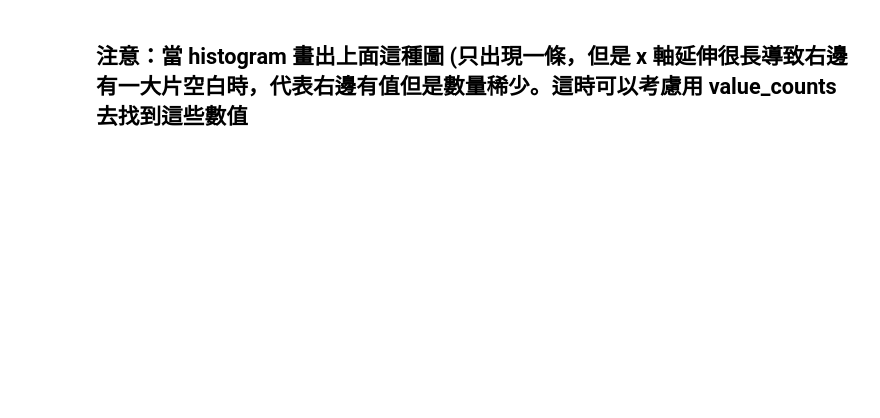
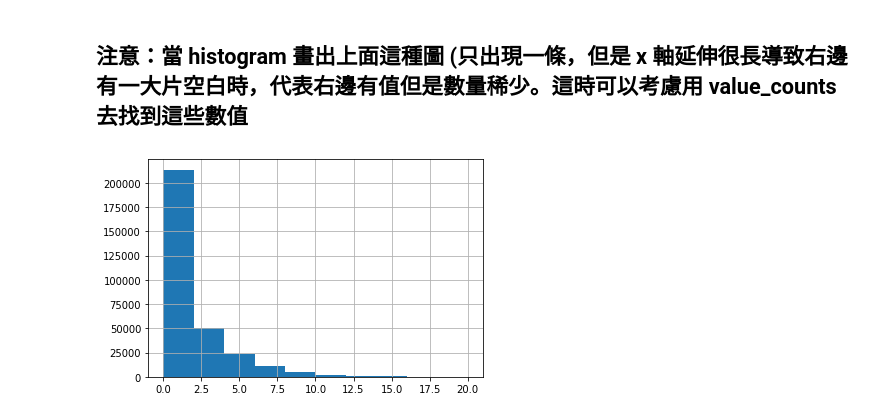
Before and after one commit to elsana20/-1st-DL-CVMarathon, a Jupyter notebook: HomeWork/Day_009_HW.ipynb, the cells around one changed output. Cells and saved outputs as stored; diff of their text form; code cells hidden in the pictures; blank space fills up the shorter version.

```diff
--- a/HomeWork/Day_009_HW.ipynb
+++ b/HomeWork/Day_009_HW.ipynb
@@ -189,11 +241,13 @@ print(app_train['OBS_60_CNT_SOCIAL_CIRCLE'].value_counts().sort_index(ascending
 # %%
 # 把一些極端值暫時去掉，在繪製一次 Histogram
 # 選擇 OBS_60_CNT_SOCIAL_CIRCLE 小於 20 的資料點繪製
-"""
-Your Code Here
-"""
-loc_a =
-loc_b =
+
+#app_train['OBS_60_CNT_SOCIAL_CIRCLE'].head(50)
+
+loc_a = app_train['OBS_60_CNT_SOCIAL_CIRCLE']<=20
+loc_b = 'OBS_60_CNT_SOCIAL_CIRCLE'
 
 app_train.loc[loc_a, loc_b].hist()
 plt.show()
+# %% [output]
+[figure, added]
```
Also changed, not shown: parts of 4 cells of this notebook.
